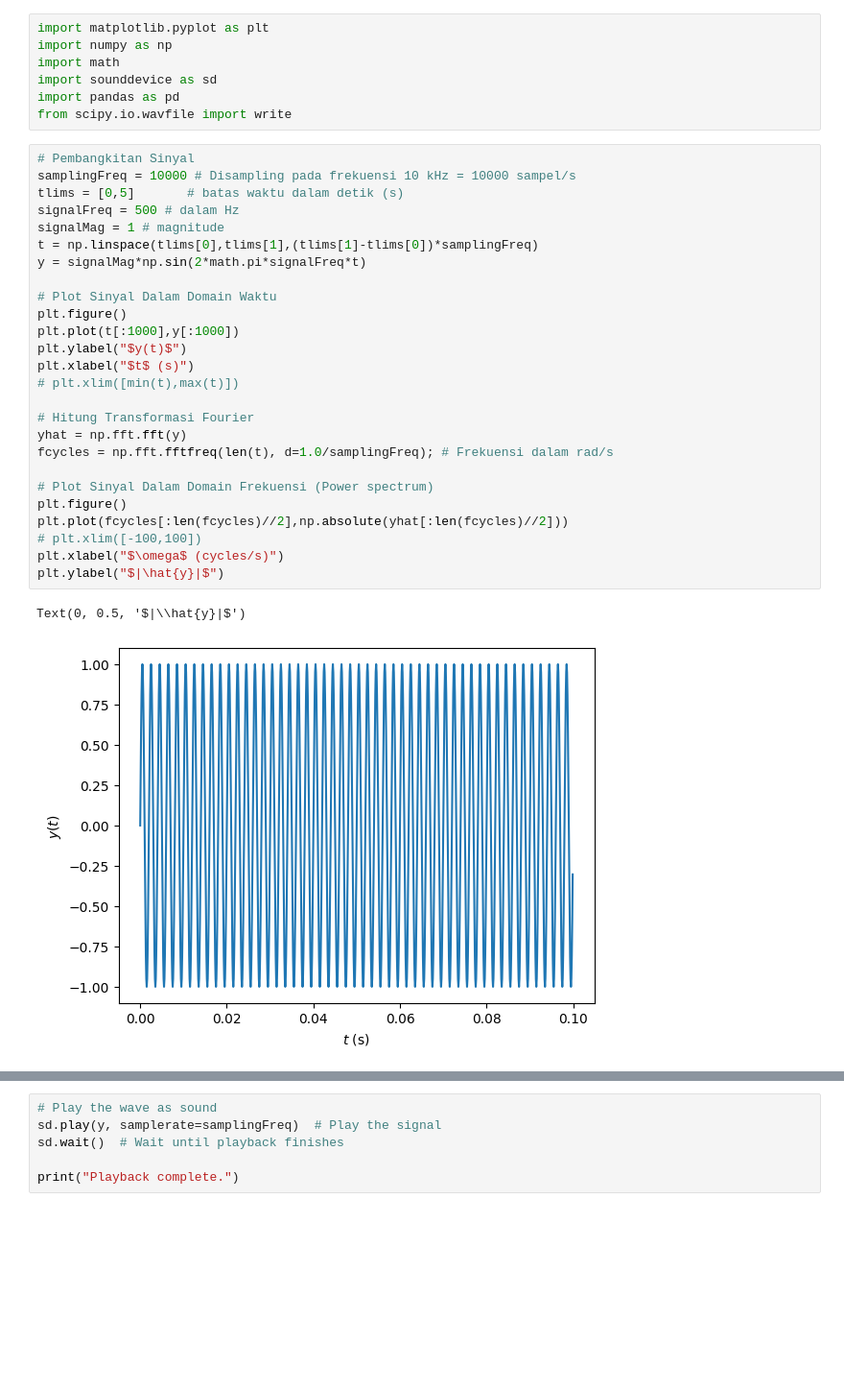
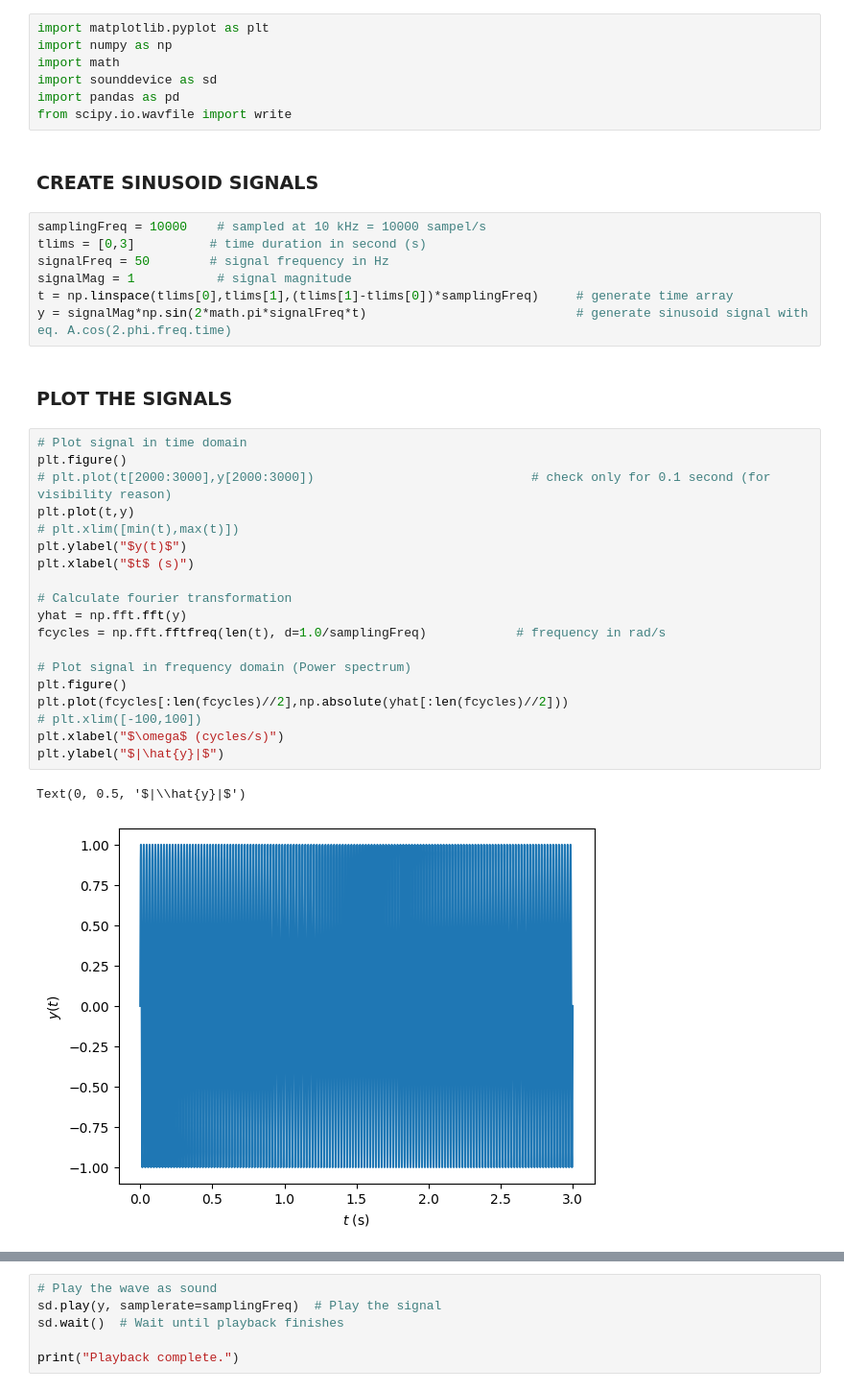
Before and after one commit to AdnanBayu/sound-noise-reduction-signal-processing, a Jupyter notebook: ESP32-INMP441-ArduinoIDE/Proof ESP32 Sucks for Sound/generate-signal-sample.ipynb, the cells around one changed output, grey strips where cells are left out. Shown: that part at 96% size. Cells and saved outputs as stored; diff of their text form; blank space fills up the shorter version.

```diff
--- a/ESP32-INMP441-ArduinoIDE/Proof ESP32 Sucks for Sound/generate-signal-sample.ipynb
+++ b/ESP32-INMP441-ArduinoIDE/Proof ESP32 Sucks for Sound/generate-signal-sample.ipynb
@@ -5,32 +7,36 @@ import math
 import sounddevice as sd
 import pandas as pd
 from scipy.io.wavfile import write
+# %% [markdown]
+### CREATE SINUSOID SIGNALS
+# %%
+samplingFreq = 10000    # sampled at 10 kHz = 10000 sampel/s
+tlims = [0,3]          # time duration in second (s)
+signalFreq = 50        # signal frequency in Hz
+signalMag = 1           # signal magnitude
+t = np.linspace(tlims[0],tlims[1],(tlims[1]-tlims[0])*samplingFreq)     # generate time array
+y = signalMag*np.sin(2*math.pi*signalFreq*t)                            # generate sinusoid signal with eq. A.cos(2.phi.freq.time)
+# %% [markdown]
+### PLOT THE SIGNALS
 # %%
-# Pembangkitan Sinyal
-samplingFreq = 10000 # Disampling pada frekuensi 10 kHz = 10000 sampel/s
-tlims = [0,5]       # batas waktu dalam detik (s)
-signalFreq = 500 # dalam Hz
-signalMag = 1 # magnitude
-t = np.linspace(tlims[0],tlims[1],(tlims[1]-tlims[0])*samplingFreq)
-y = signalMag*np.sin(2*math.pi*signalFreq*t)
-
-# Plot Sinyal Dalam Domain Waktu
+# Plot signal in time domain
 plt.figure()
-plt.plot(t[:1000],y[:1000])
+# plt.plot(t[2000:3000],y[2000:3000])                             # check only for 0.1 second (for visibility reason)
+plt.plot(t,y)
+# plt.xlim([min(t),max(t)])
 plt.ylabel("$y(t)$")
 plt.xlabel("$t$ (s)")
-# plt.xlim([min(t),max(t)])
 
-# Hitung Transformasi Fourier
+# Calculate fourier transformation
 yhat = np.fft.fft(y)
-fcycles = np.fft.fftfreq(len(t), d=1.0/samplingFreq); # Frekuensi dalam rad/s
+fcycles = np.fft.fftfreq(len(t), d=1.0/samplingFreq)            # frequency in rad/s
 
-# Plot Sinyal Dalam Domain Frekuensi (Power spectrum)
+# Plot signal in frequency domain (Power spectrum)
 plt.figure()
 plt.plot(fcycles[:len(fcycles)//2],np.absolute(yhat[:len(fcycles)//2]))
 # plt.xlim([-100,100])
 plt.xlabel("$\omega$ (cycles/s)")
 plt.ylabel("$|\hat{y}|$")
 # %% [output]
 Text(0, 0.5, '$|\\hat{y}|$')
-[figure, old version]
+[figure, new version]
```
Also changed, not shown: parts of 5 cells of this notebook, 8 other files.
